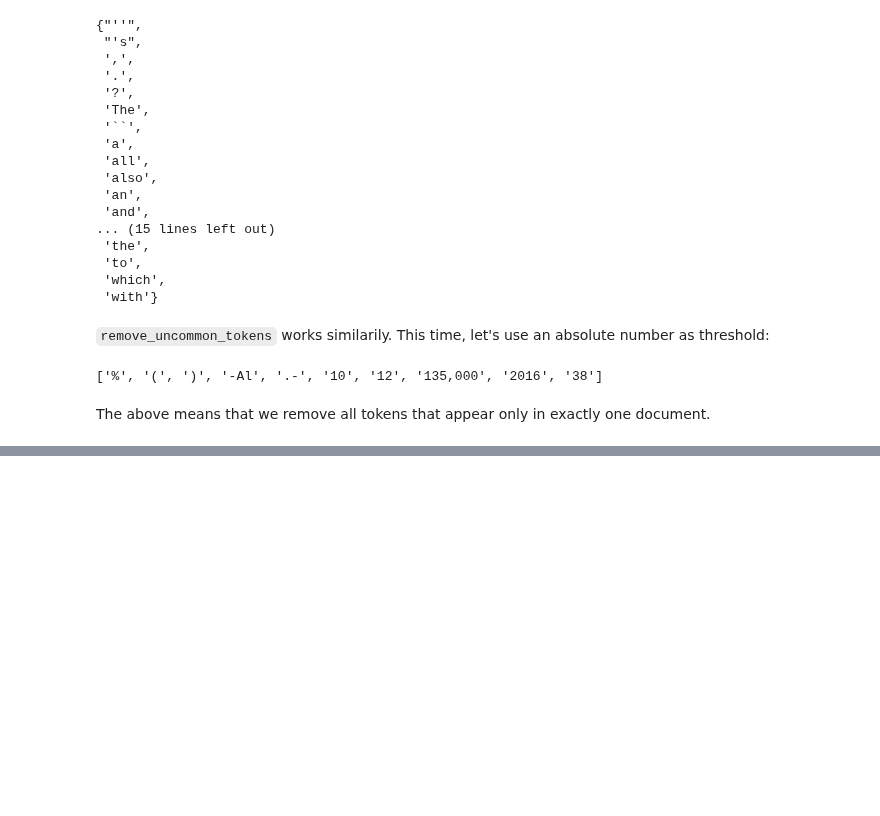
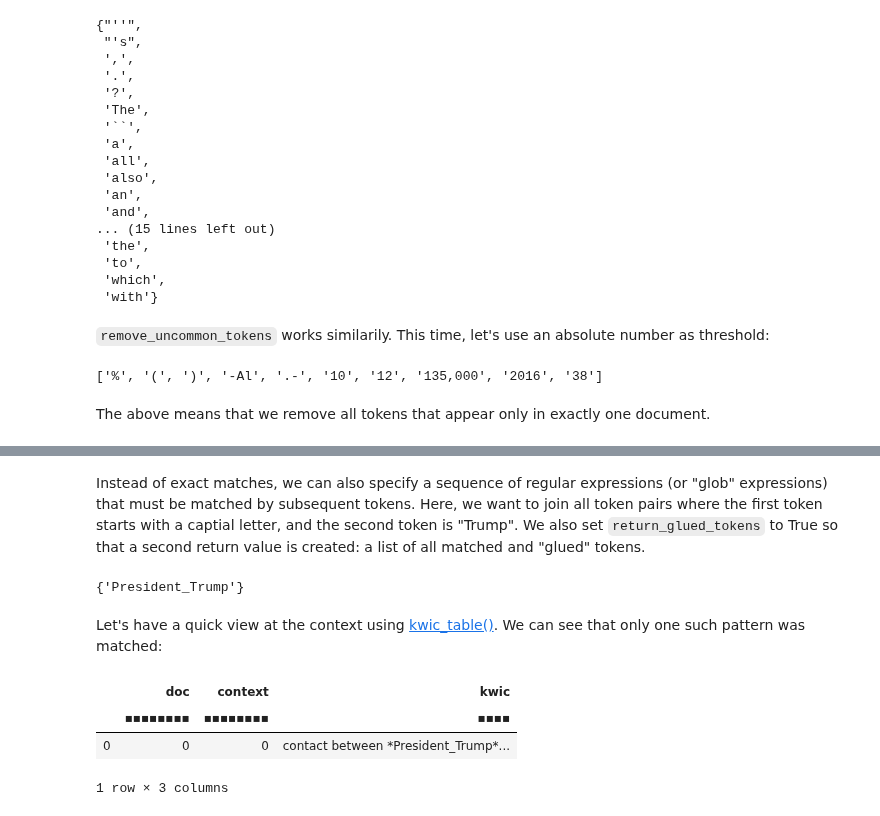
Before and after one commit to WZBSocialScienceCenter/tmtoolkit, a Jupyter notebook: doc/source/preprocessing.ipynb, the cells around one changed output, grey strips where cells are left out. Cells and saved outputs as stored; diff of their text form; code cells hidden in the pictures; blank space fills up the shorter version.

```diff
--- a/doc/source/preprocessing.ipynb
+++ b/doc/source/preprocessing.ipynb
@@ -706,0 +766,16 @@ The above means that we remove all tokens that appear only in exactly one docume
+# %% [markdown]
+Instead of exact matches, we can also specify a sequence of regular expressions (or "glob" expressions) that must be matched by subsequent tokens. Here, we want to join all token pairs where the first token starts with a captial letter, and the second token is "Trump". We also set `return_glued_tokens` to True so that a second return value is created: a list of all matched and "glued" tokens.
+# %%
+docs_glued, glued = glue_tokens(docs, [r'^[A-Z]', 'Trump'], match_type='regex', return_glued_tokens=True)
+glued
+# %% [output]
+{'President_Trump'}
+# %% [markdown]
+Let's have a quick view at the context using [kwic_table()](#Keywords-in-context-(KWIC)). We can see that only one such pattern was matched:
+# %%
+kwic_table(docs_glued, 'President_Trump')
+# %% [output]
+|  | doc | context | kwic |
+|  | ▪▪▪▪▪▪▪▪ | ▪▪▪▪▪▪▪▪ | ▪▪▪▪ |
+| 0 | 0 | 0 | contact between *President_Trump*... |
+1 row × 3 columns
```
Also changed, not shown: parts of 32 cells of this notebook, 4 other files.
